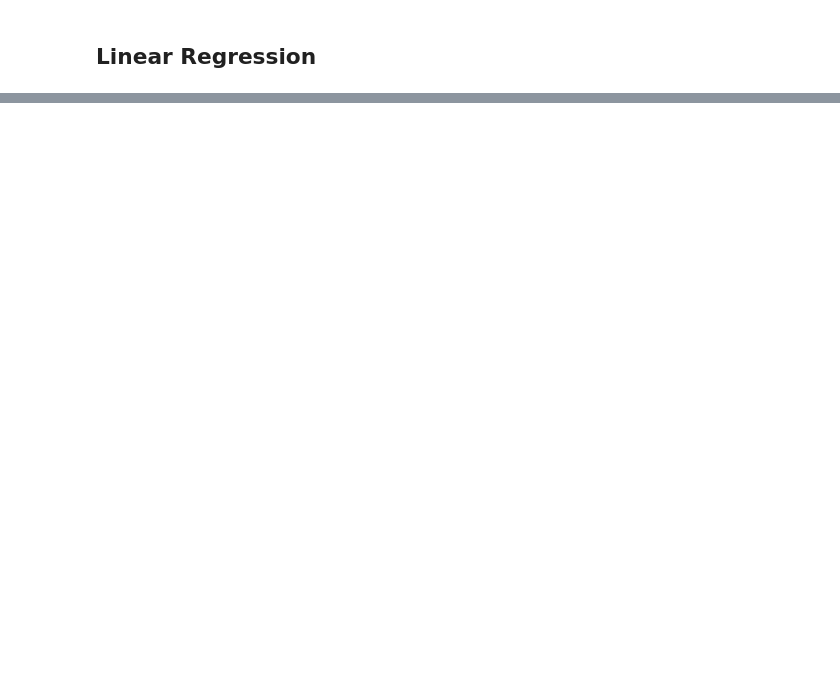
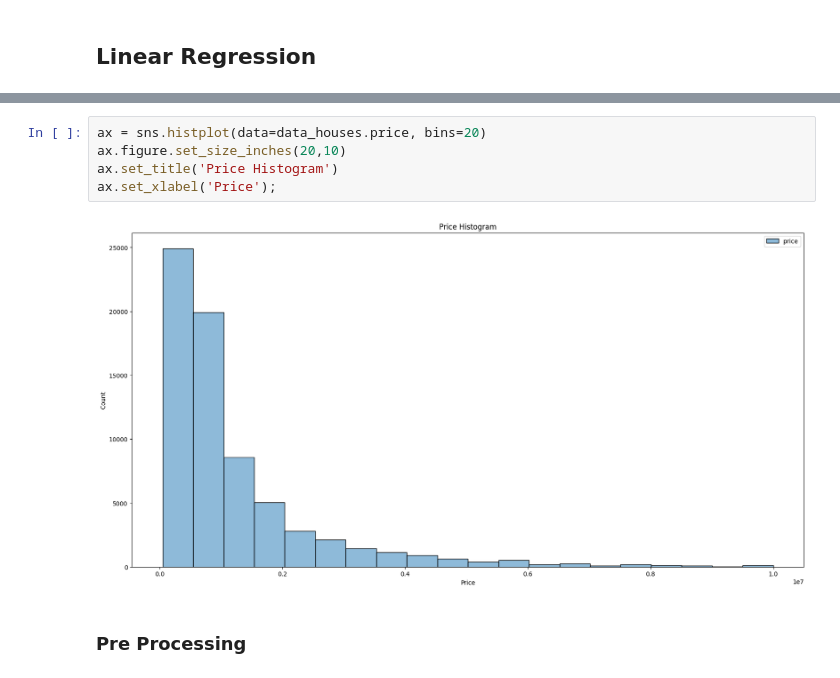
Before and after one commit to MpRonald/Machine-Learning, a Jupyter notebook: Regression_SKLearn.ipynb, the cells around one changed output, grey strips where cells are left out. Cells and saved outputs as stored; diff of their text form; blank space fills up the shorter version.

```diff
--- a/Regression_SKLearn.ipynb
+++ b/Regression_SKLearn.ipynb
@@ -326,0 +357,9 @@ data_houses.head()
+# %%
+ax = sns.histplot(data=data_houses.price, bins=20)
+ax.figure.set_size_inches(20,10)
+ax.set_title('Price Histogram')
+ax.set_xlabel('Price');
+# %% [output]
+[figure, added]
+# %% [markdown]
+### Pre Processing
```
Also changed, not shown: parts of 3 cells of this notebook.
